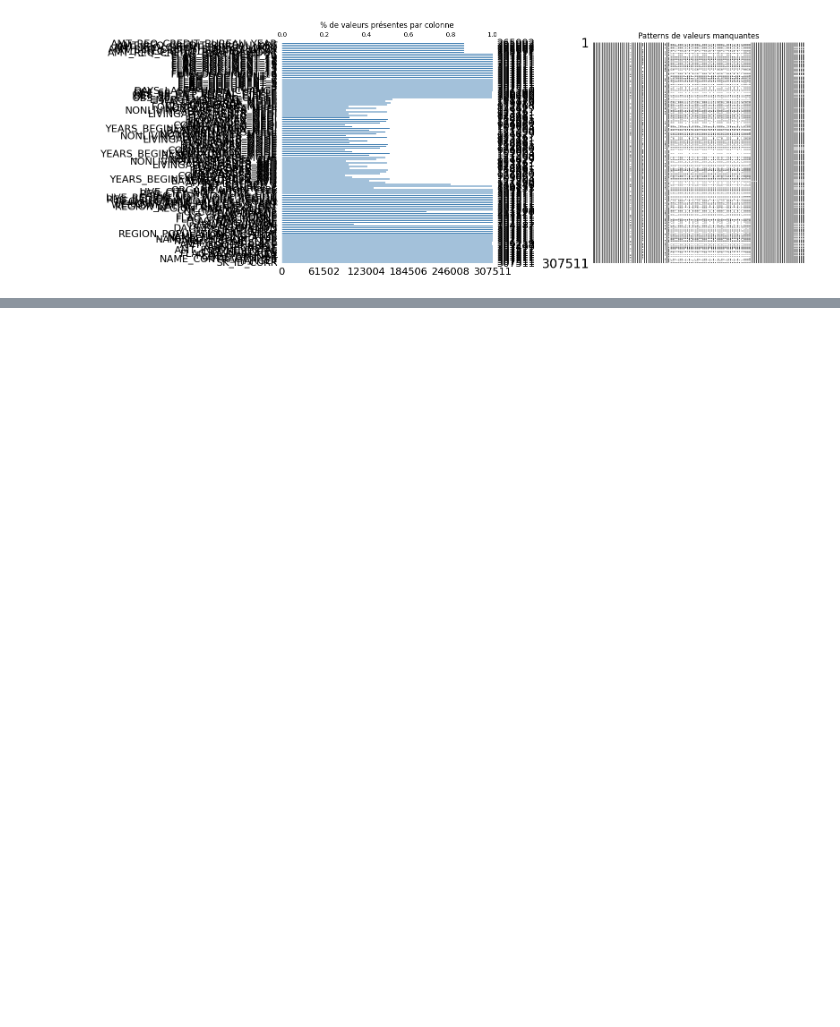
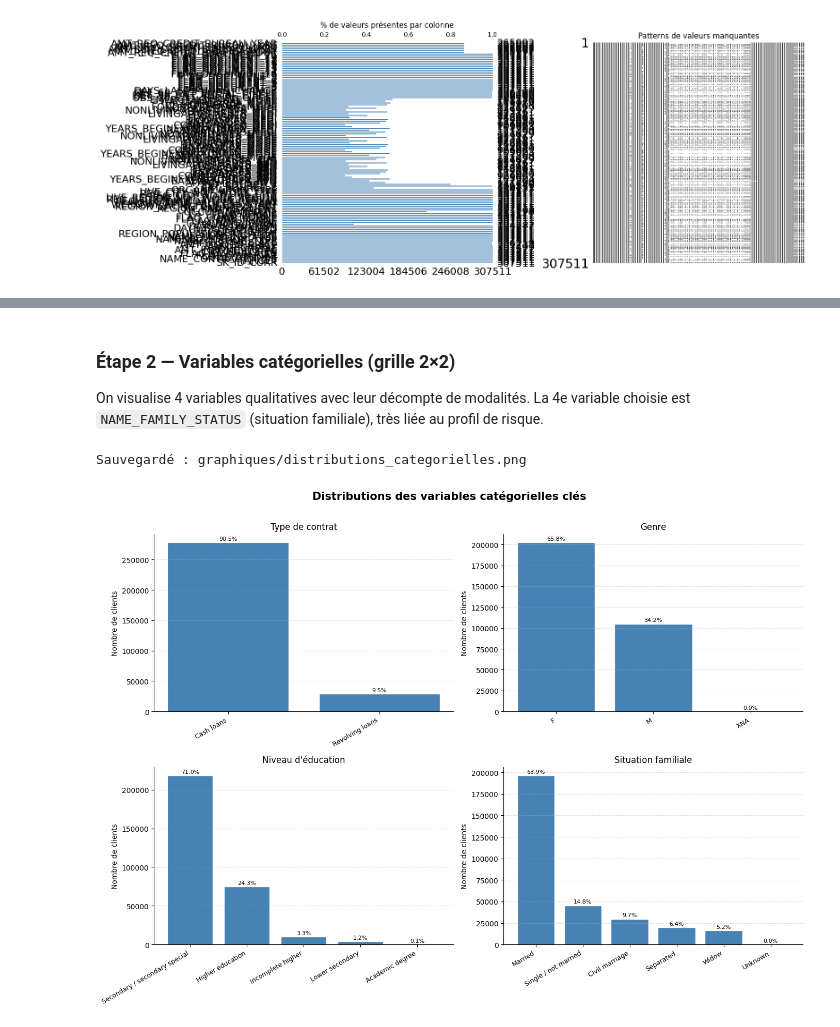
Before and after one commit to dibattista/Initiez-vous-au-MLOps, a Jupyter notebook: notebook.ipynb, the cells around one changed output, grey strips where cells are left out. Drawn from its saved outputs; the diff is of its cells as text; code cells hidden in the pictures; blank space fills up the shorter version.

```diff
--- a/notebook.ipynb
+++ b/notebook.ipynb
@@ -313,0 +661,12 @@ plt.show()
+# %%
+# Top 10 colonnes les plus incomplètes
+top10 = tableau_nan.head(10)
+
+print("=" * 55)
+print("TOP 10 — COLONNES LES PLUS INCOMPLÈTES")
+print("=" * 55)
+print(f"  {'Rang':<5} {'Colonne':<40} {'% NaN':>6}")
+print("-" * 55)
+for rang, (col, row) in enumerate(top10.iterrows(), start=1):
+    print(f"  {rang:<5} {col:<40} {row['pct_manquants']:>5.1f}%")
+print("=" * 55)
@@ -313,0 +790,38 @@ plt.show()
+# %% [markdown]
+### Étape 2 — Variables catégorielles (grille 2×2)
+
+On visualise 4 variables qualitatives avec leur décompte de modalités.
+La 4e variable choisie est `NAME_FAMILY_STATUS` (situation familiale), très liée au profil de risque.
+# %%
+vars_cat = {
+    'NAME_CONTRACT_TYPE' : "Type de contrat",
+    'CODE_GENDER'        : "Genre",
+    'NAME_EDUCATION_TYPE': "Niveau d'éducation",
+    'NAME_FAMILY_STATUS' : "Situation familiale",
+}
+
+fig, axes = plt.subplots(2, 2, figsize=(14, 10))
+fig.suptitle("Distributions des variables catégorielles clés", fontsize=15, fontweight='bold', y=1.01)
+
+for ax, (col, titre) in zip(axes.flat, vars_cat.items()):
+    counts = application_train[col].value_counts()
+    bars = ax.bar(range(len(counts)), counts.values, color='steelblue', edgecolor='white')
+    ax.set_xticks(range(len(counts)))
+    ax.set_xticklabels(counts.index, rotation=30, ha='right', fontsize=9)
+    ax.set_title(titre)
+    ax.set_ylabel("Nombre de clients")
+    # Pourcentage au-dessus de chaque barre
+    total = counts.sum()
+    for bar, val in zip(bars, counts.values):
+        ax.text(bar.get_x() + bar.get_width() / 2, bar.get_height() + total * 0.005,
+                f"{val/total:.1%}", ha='center', va='bottom', fontsize=8)
+    ax.grid(axis='y', linestyle='--', alpha=0.4)
+    ax.spines[['top', 'right']].set_visible(False)
+
+plt.tight_layout()
+plt.savefig('graphiques/distributions_categorielles.png', dpi=150, bbox_inches='tight')
+print("Sauvegardé : graphiques/distributions_categorielles.png")
+plt.show()
+# %% [output]
+Sauvegardé : graphiques/distributions_categorielles.png
+[figure, added]
```
Also changed, not shown: parts of 33 cells of this notebook, 11 other files.
